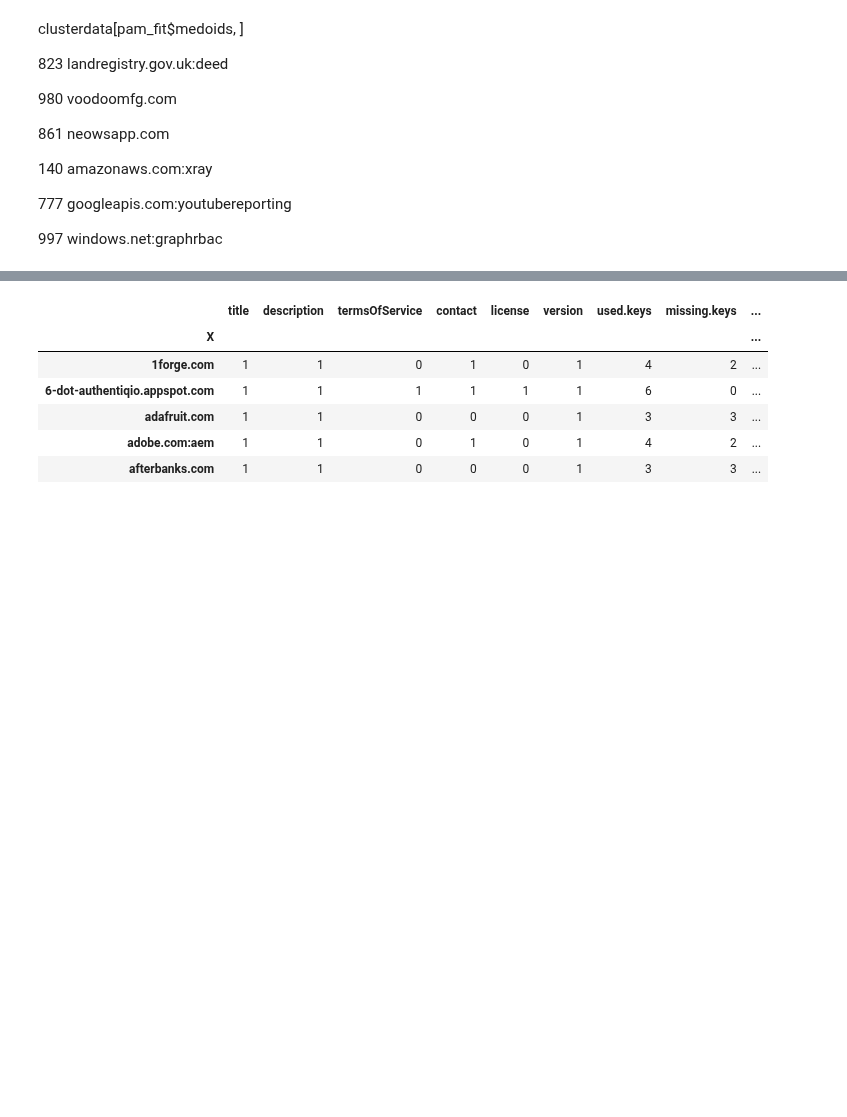
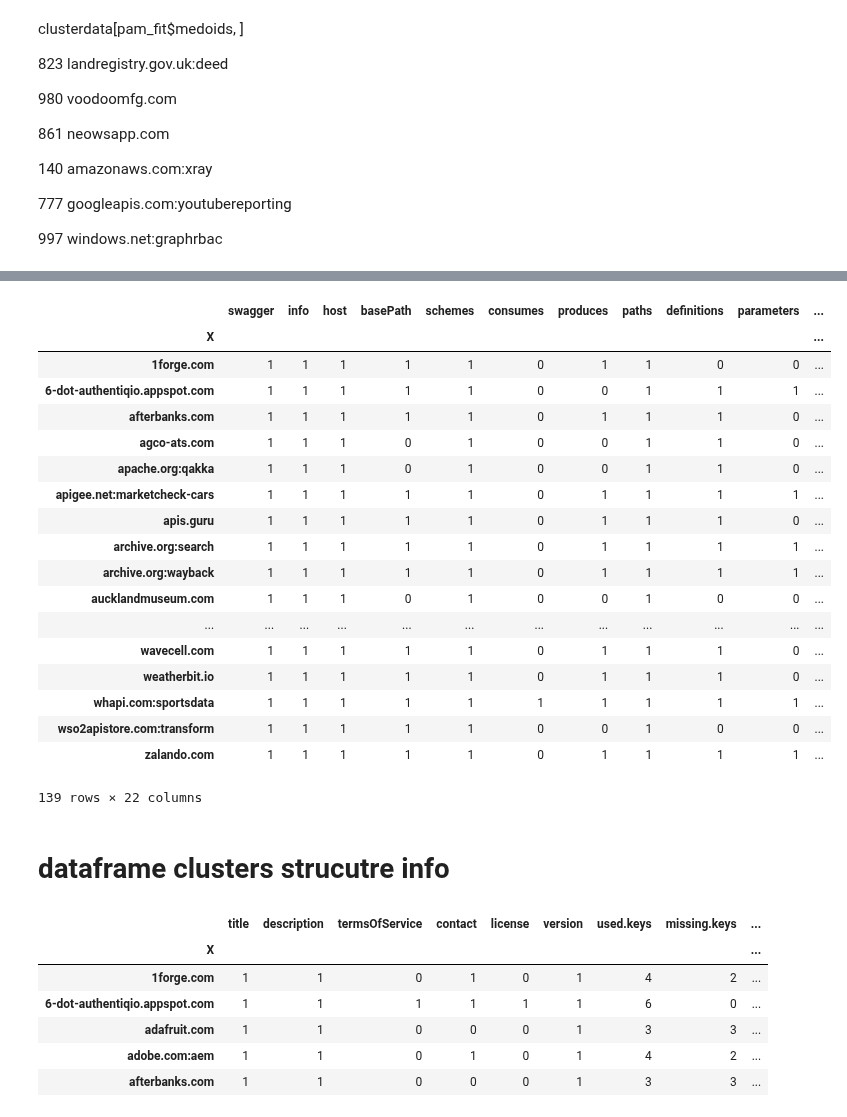
Before and after one commit to pmanlukas/thesisdata, a Jupyter notebook: combine dataframes.ipynb, the cells around one changed output, grey strips where cells are left out. Saved outputs shown, nothing was run; the diff lists cells and outputs as text; code cells hidden in the pictures; blank space fills up the shorter version.

Commit message:
added notebook to inspect the clusters

```diff
--- a/combine dataframes.ipynb
+++ b/combine dataframes.ipynb
@@ -142,3 +164,27 @@ clusterdata[pam_fit$medoids, ]
+# %%
+pamcompdf.loc[pamcompdf['pam_fit$clustering'] == 1]
+# %% [output]
+|  | swagger | info | host | basePath | schemes | consumes | produces | paths | definitions | parameters | ... |
+| X |  |  |  |  |  |  |  |  |  |  | ... |
+| 1forge.com | 1 | 1 | 1 | 1 | 1 | 0 | 1 | 1 | 0 | 0 | ... |
+| 6-dot-authentiqio.appspot.com | 1 | 1 | 1 | 1 | 1 | 0 | 0 | 1 | 1 | 1 | ... |
+| afterbanks.com | 1 | 1 | 1 | 1 | 1 | 0 | 1 | 1 | 1 | 0 | ... |
+| agco-ats.com | 1 | 1 | 1 | 0 | 1 | 0 | 0 | 1 | 1 | 0 | ... |
+| apache.org:qakka | 1 | 1 | 1 | 0 | 1 | 0 | 0 | 1 | 1 | 0 | ... |
+| apigee.net:marketcheck-cars | 1 | 1 | 1 | 1 | 1 | 0 | 1 | 1 | 1 | 1 | ... |
+| apis.guru | 1 | 1 | 1 | 1 | 1 | 0 | 1 | 1 | 1 | 0 | ... |
+| archive.org:search | 1 | 1 | 1 | 1 | 1 | 0 | 1 | 1 | 1 | 1 | ... |
+| archive.org:wayback | 1 | 1 | 1 | 1 | 1 | 0 | 1 | 1 | 1 | 1 | ... |
+| aucklandmuseum.com | 1 | 1 | 1 | 0 | 1 | 0 | 0 | 1 | 0 | 0 | ... |
+| ... | ... | ... | ... | ... | ... | ... | ... | ... | ... | ... | ... |
+| wavecell.com | 1 | 1 | 1 | 1 | 1 | 0 | 1 | 1 | 1 | 0 | ... |
+| weatherbit.io | 1 | 1 | 1 | 1 | 1 | 0 | 1 | 1 | 1 | 0 | ... |
+| whapi.com:sportsdata | 1 | 1 | 1 | 1 | 1 | 1 | 1 | 1 | 1 | 1 | ... |
+| wso2apistore.com:transform | 1 | 1 | 1 | 1 | 1 | 0 | 0 | 1 | 0 | 0 | ... |
+| zalando.com | 1 | 1 | 1 | 1 | 1 | 0 | 1 | 1 | 1 | 1 | ... |
+139 rows × 22 columns
+# %% [markdown]
+# dataframe clusters strucutre info
 # %%
 infodf = pd.read_csv('PAMinfo.csv',index_col='X')
 infodf = infodf.iloc[:,1:]
```
Also changed, not shown: parts of 17 cells of this notebook, 3 other files.
